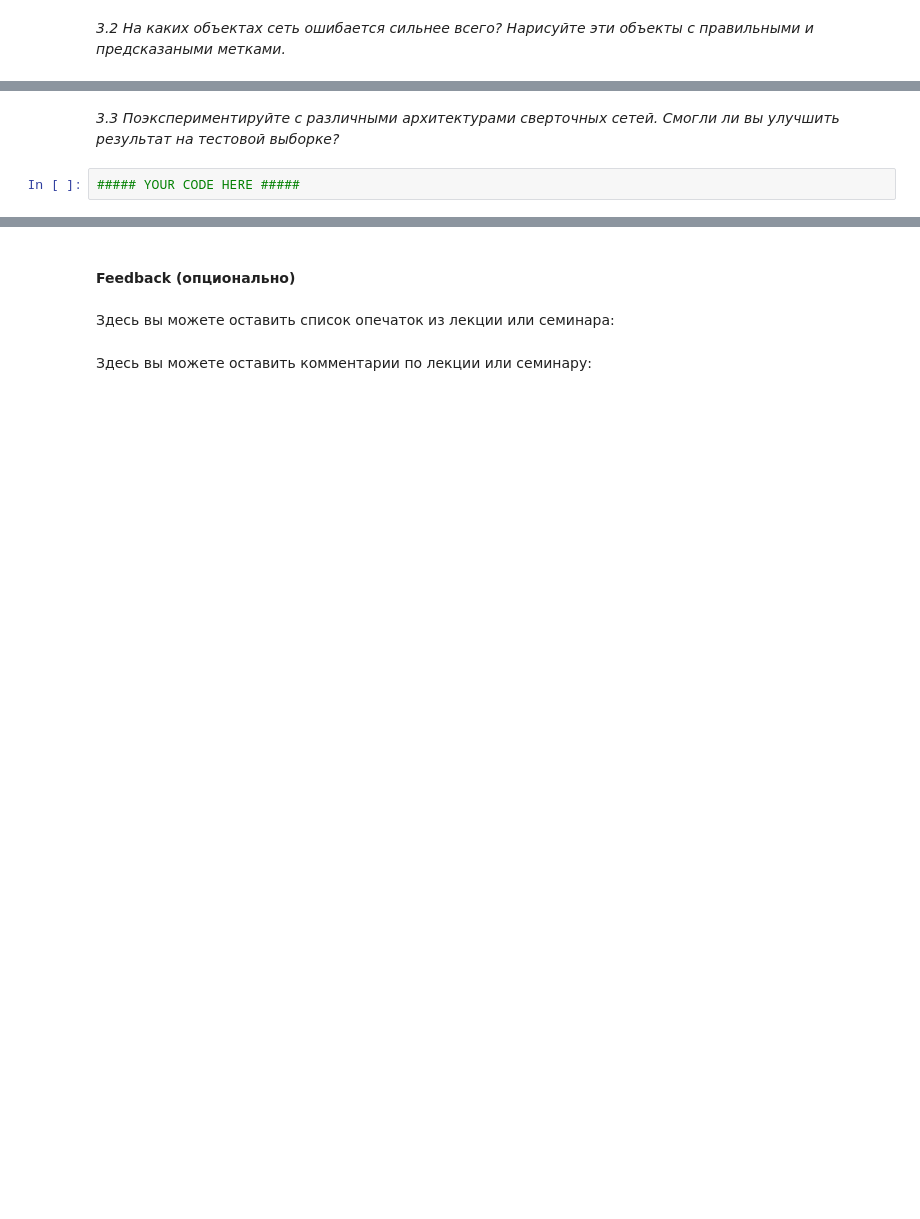
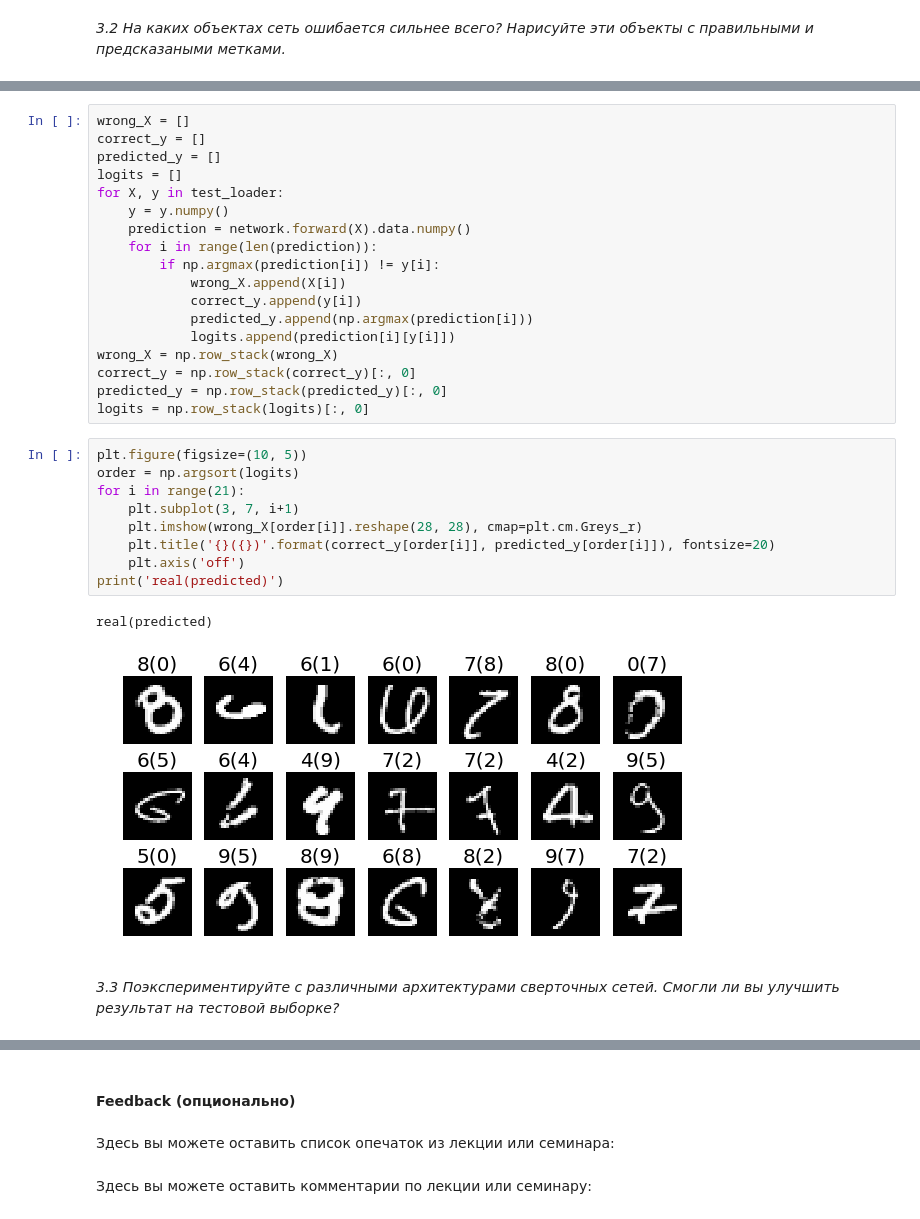
Before and after one commit to Osanyin-Taiwo-30/Neural-networks, a Jupyter notebook: seminar_04/[SOLVED] Practice task 4, CNN.ipynb, the cells around one changed output, grey strips where cells are left out. Saved outputs shown, nothing was run; the diff lists cells and outputs as text; blank space fills up the shorter version.

```diff
--- a/seminar_04/[SOLVED] Practice task 4, CNN.ipynb
+++ b/seminar_04/[SOLVED] Practice task 4, CNN.ipynb
@@ -402,4 +419,32 @@ train(network, 15, 1e-4)
+# %%
+wrong_X = []
+correct_y = []
+predicted_y = []
+logits = []
+for X, y in test_loader:
+    y = y.numpy()
+    prediction = network.forward(X).data.numpy()
+    for i in range(len(prediction)):
+        if np.argmax(prediction[i]) != y[i]:
+            wrong_X.append(X[i])
+            correct_y.append(y[i])
+            predicted_y.append(np.argmax(prediction[i]))
+            logits.append(prediction[i][y[i]])
+wrong_X = np.row_stack(wrong_X)
+correct_y = np.row_stack(correct_y)[:, 0]
+predicted_y = np.row_stack(predicted_y)[:, 0]
+logits = np.row_stack(logits)[:, 0]
+# %%
+plt.figure(figsize=(10, 5))
+order = np.argsort(logits)
+for i in range(21):
+    plt.subplot(3, 7, i+1)
+    plt.imshow(wrong_X[order[i]].reshape(28, 28), cmap=plt.cm.Greys_r)
+    plt.title('{}({})'.format(correct_y[order[i]], predicted_y[order[i]]), fontsize=20)
+    plt.axis('off')
+print('real(predicted)')
+# %% [output]
+real(predicted)
+[figure, added]
 # %% [markdown]
 <i>3.3 Поэкспериментируйте с различными архитектурами сверточных сетей. Смогли ли вы улучшить результат на тестовой выборке?</i>
-# %%
-##### YOUR CODE HERE #####
```
Also changed, not shown: parts of 18 cells of this notebook.
